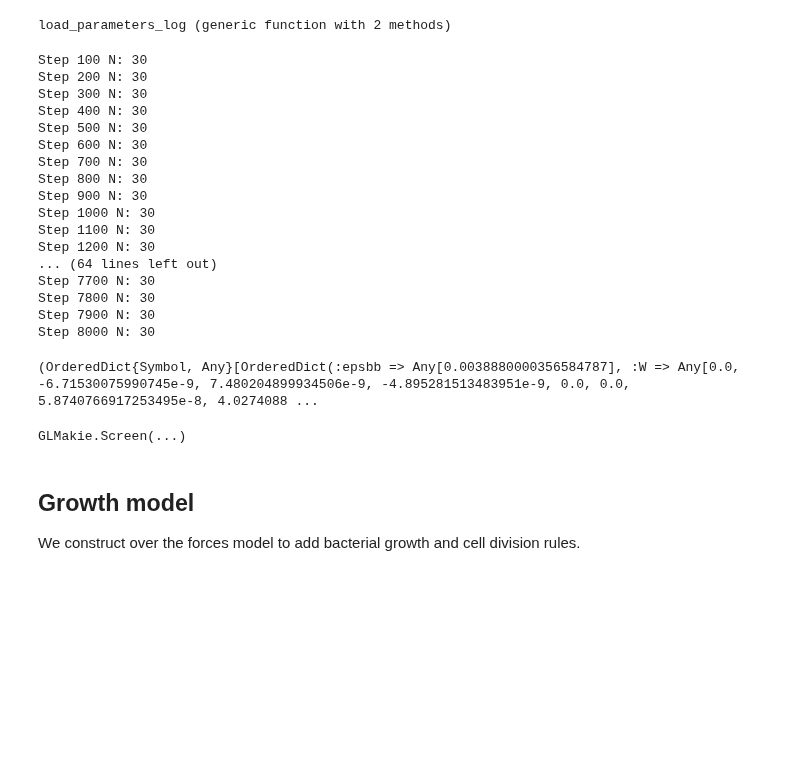
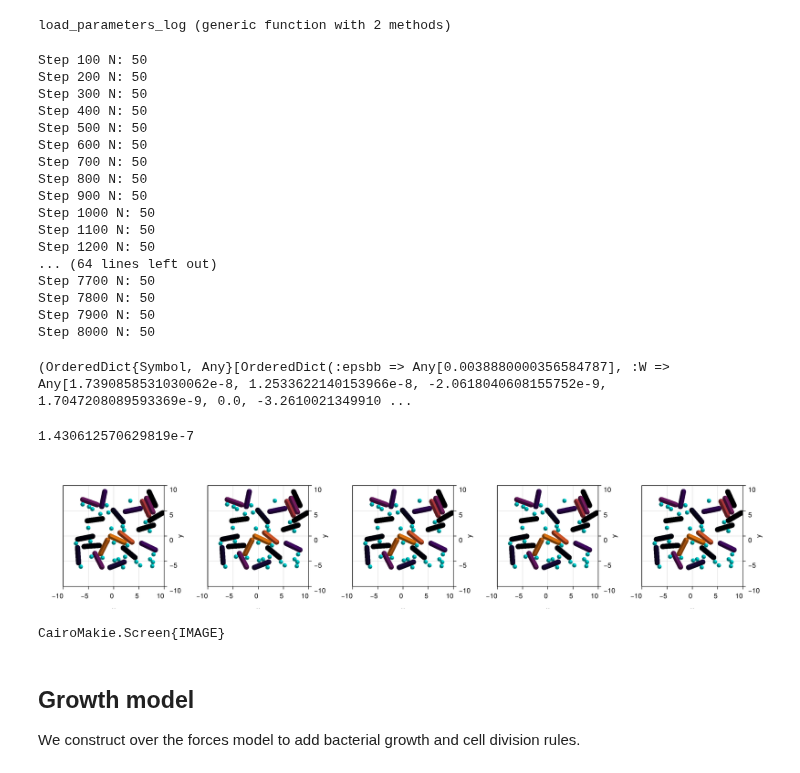
Before and after one commit to dsb-lab/CellBasedModels.jl, a Jupyter notebook: proves/PGA_agents/QS_dependent/Bacteries_QS.ipynb, the cells around one changed output. Drawn from its saved outputs; the diff is of its cells as text; code cells hidden in the pictures; blank space fills up the shorter version.

```diff
--- a/proves/PGA_agents/QS_dependent/Bacteries_QS.ipynb
+++ b/proves/PGA_agents/QS_dependent/Bacteries_QS.ipynb
@@ -147,7 +140,7 @@ rod2D = ABM(2,
 ### Initialize a community with two bacteries and check forces
 # %%
 com = Community(rod2D,
-            N=30,
+            N=50,
             dt=1.,
             simBox = [-10 10;-10 10.],
             );
@@ -158,7 +151,7 @@ t = 1/(60*60) # h
 d = 1.E-6 #um
 
 
-com.n=30
+com.n=20
 com.Ebb=100. *m/(t^2*d)*1.E-3 #kPa
 com.Ebg=100. *m/(t^2*d)*1.E-3 #kPa
 com.Egg=100. *m/(t^2*d)*1.E-3 #kPa
@@ -279,6 +273,6 @@ GLMakie.Screen(...)
 # %%
 
-function log_community_state(parameters::OrderedDict, t::Int, path::String = "parameters_2.txt")
+function log_community_state(parameters::OrderedDict, t::Int, path::String = "community_QS.txt")
     # Convert keys to strings so JSON can serialize them
     string_keys = Dict(string(k) => v for (k, v) in parameters)
     # Build entry
@@ -290,7 +284,7 @@ function log_community_state(parameters::OrderedDict, t::Int, path::String = "pa
 end
 
 
-function load_parameters_log(path::String = "parameters_2.txt")
+function load_parameters_log(path::String = "community_QS.txt")
     log = Dict{Int, OrderedDict{Symbol, Any}}()
     for line in eachline(path)
         entry = JSON.parse(line)
@@ -310,7 +304,7 @@ steps=8000
 saveEach=100
 N=100
 loadToPlatform!(com,preallocateAgents=N)
-open("parameters_2.txt", "w") do f
+open("community_QS.txt", "w") do f
     # clear file at start
 end
 
@@ -330,59 +324,64 @@ for step in 1:steps
     end
 end
 # %% [output]
-Step 100 N: 30
-Step 200 N: 30
-Step 300 N: 30
-Step 400 N: 30
-Step 500 N: 30
-Step 600 N: 30
-Step 700 N: 30
-Step 800 N: 30
-Step 900 N: 30
-Step 1000 N: 30
-Step 1100 N: 30
-Step 1200 N: 30
+Step 100 N: 50
+Step 200 N: 50
+Step 300 N: 50
+Step 400 N: 50
+Step 500 N: 50
+Step 600 N: 50
+Step 700 N: 50
+Step 800 N: 50
+Step 900 N: 50
+Step 1000 N: 50
+Step 1100 N: 50
+Step 1200 N: 50
 ... (64 lines left out)
-Step 7700 N: 30
-Step 7800 N: 30
-Step 7900 N: 30
-Step 8000 N: 30
+Step 7700 N: 50
+Step 7800 N: 50
+Step 7900 N: 50
+Step 8000 N: 50
 # %%
-com_,times=load_parameters_log("parameters_2.txt")
+com_,times=load_parameters_log("community_QS.txt")
 # %% [output]
-(OrderedDict{Symbol, Any}[OrderedDict(:epsbb => Any[0.0038880000356584787], :W => Any[0.0, -6.71530075990745e-9, 7.480204899934506e-9, -4.895281513483951e-9, 0.0, 0.0, 5.8740766917253495e-8, 4.0274088 ...
+(OrderedDict{Symbol, Any}[OrderedDict(:epsbb => Any[0.0038880000356584787], :W => Any[1.7390858531030062e-8, 1.2533622140153966e-8, -2.0618040608155752e-9, 1.7047208089593369e-9, 0.0, -3.2610021349910 ...
+# %%
+ maximum((p[:pressure][1]) for p in com_)
+# %% [output]
+1.430612570629819e-7
 # %%
 fig = Figure(size=(1500,300))
 
 for (i,j) in enumerate([1:round(Int,length(com_)/4):length(com_);length(com_)])
     ax = Axis3(fig[1,i],
                 azimuth=3*π/2,
                 elevation=π/2,
                 zlabelvisible=false,
                 zticklabelsvisible=false,
                 zgridvisible=false,
                 zspinesvisible=false
             )
 
     plotMixedAgents2D!(
     ax,
     com_[j][:x],
     com_[j][:y],
     com_[j][:d],
     com_[j][:l],
     com_[j][:theta],
     com_[j][:type],
     com_[j][:pressure],
-    colorrange = (0, maximum((p[:pressure][1]) for p in com_))
+    colorrange = (0, maximum(maximum(p -> maximum(p[:pressure]), com_)))
 )
 
     xlims!(-10,10)
     ylims!(-10,10)
 end
 
 display(fig)
 # %% [output]
+[figure, added]
-GLMakie.Screen(...)
+CairoMakie.Screen{IMAGE}
 # %% [markdown]
 ## Growth model
 
```
Also changed, not shown: parts of 10 cells of this notebook.
